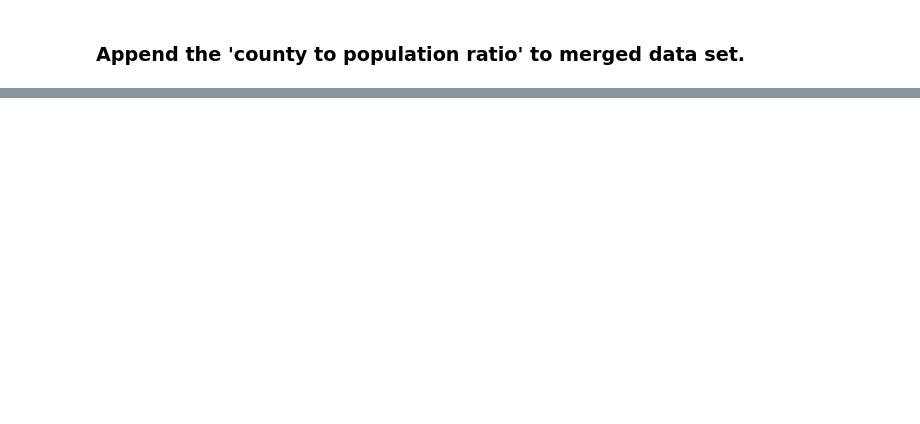
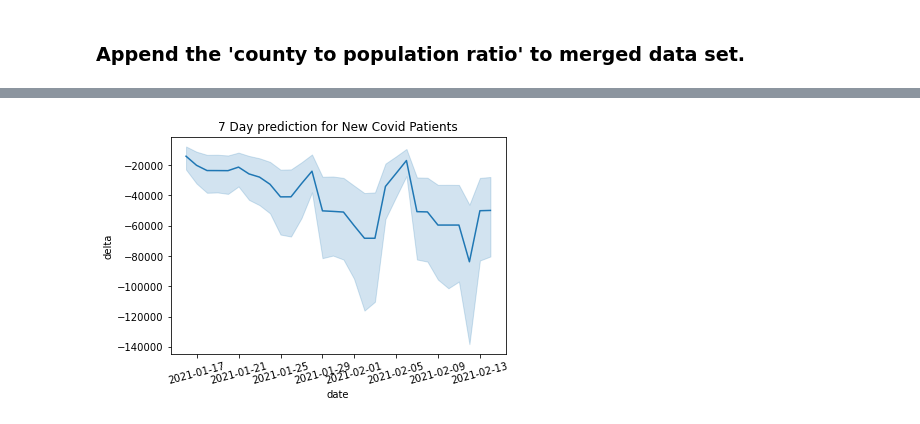
Before and after one commit to lettywu/COVID-19-vaccinations, a Jupyter notebook: rahul/predictions-Rahul-Parab.ipynb, the cells around one changed output, grey strips where cells are left out. Cells and saved outputs as stored; diff of their text form; code cells hidden in the pictures; blank space fills up the shorter version.

```diff
--- a/rahul/predictions-Rahul-Parab.ipynb
+++ b/rahul/predictions-Rahul-Parab.ipynb
@@ -121,4 +217,13 @@ final.head()
 # %%
+# lets add population to predictions
+df_county_vacc_pred_7Droll  =  pd.merge(df_pred ,df_county_pop, on ='county' , how = 'left' )
+
 # since the 7 day rolling average was based off 100K , we need to calculate actual number of 7 day new patients
+df_county_vacc_pred_7Droll['7D_roll_pred_tot'] = np.round((df_county_vacc_pred_7Droll['7D_roll_pred'] * df_county_vacc_pred_7Droll['population'])/ 100_000)
 
-final['7D_roll_pred_tot'] = np.round((final['7D_roll_pred'] * final['population'])/ 100_000)
+#df_county_vacc_pred_7Droll['7D_roll_pred_tot'] = np.round((df_county_vacc_pred_7Droll['7D_roll_pred'] * 100_000))
+
+
+
+# lets look at merged data
+df_county_vacc_pred_7Droll = df_county_vacc_pred_7Droll[['county', 'date' ,'7D_roll_pred_tot' ]]
@@ -148,2 +232,4 @@ df_county_pop['ratio_county_pop'] = (df_county_pop['population']/ df_county_pop[
+# %%
+df_county_vacc_pred_7Droll["date"]= pd.to_datetime(df_county_vacc_pred_7Droll["date"])
 # %%
-final_2 = pd.merge(final, df_county_pop['ratio_county_pop'], on="county", how="left")
+df_county_resource = pd.merge(df_county_vacc_pred_7Droll, df_county_vacc_dist_admin_7Droll, on=['county' , 'date'], how="inner")
@@ -200,0 +256,2 @@ def pred_dosage(dosage, week_dt):
+# %%
+df_county_resource['delta'] = df_county_resource['7D_roll_pred_tot'] - ( df_county_resource['doses_dist_7roll_county'])
@@ -200,0 +278,12 @@ def pred_dosage(dosage, week_dt):
+# %%
+import pandas as pd
+import matplotlib.pyplot as plt
+
+import seaborn as sns
+
+sns.lineplot(x="date", y="delta", data=df_county_resource)
+plt.xticks(rotation=15)
+plt.title('7 Day prediction for New Covid Patients')
+plt.show()
+# %% [output]
+[figure, added]
```
Also changed, not shown: parts of 50 cells of this notebook, 4 other files.
